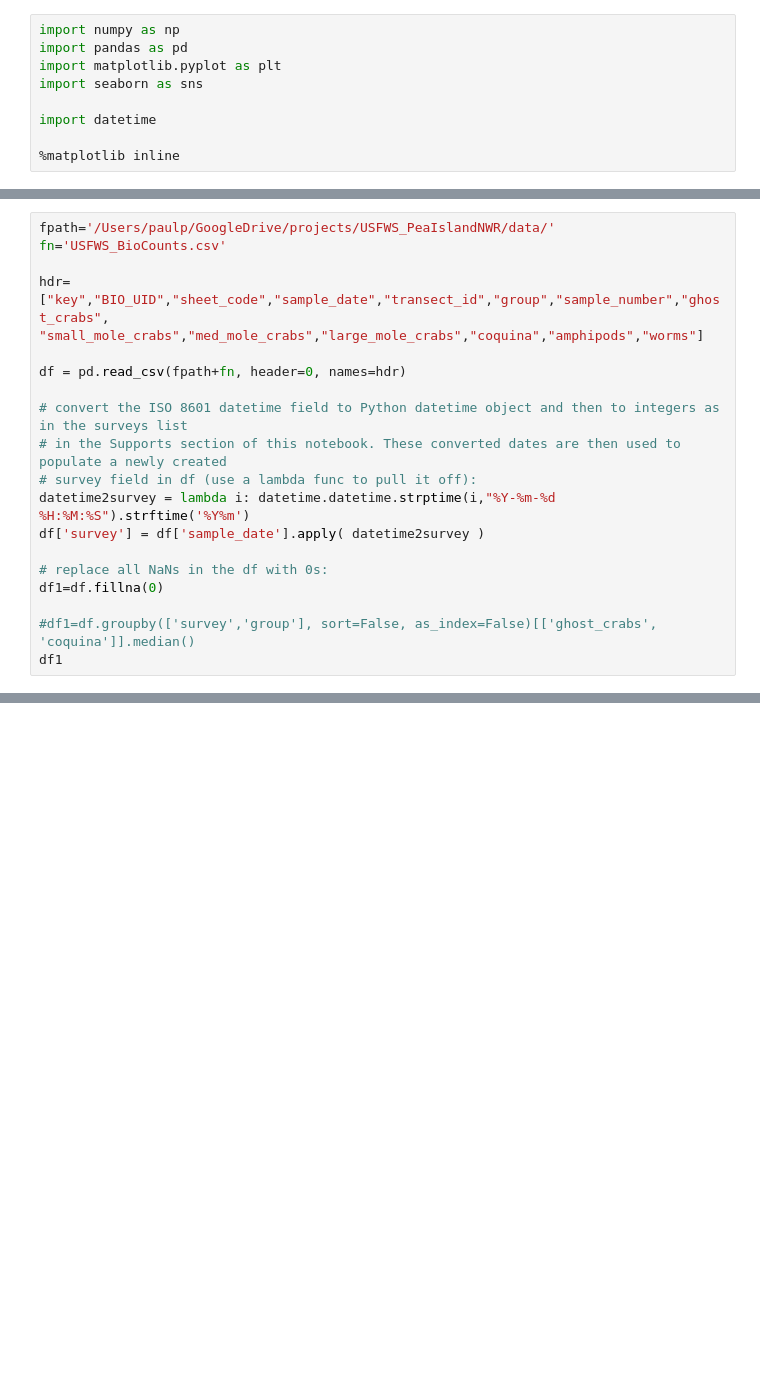
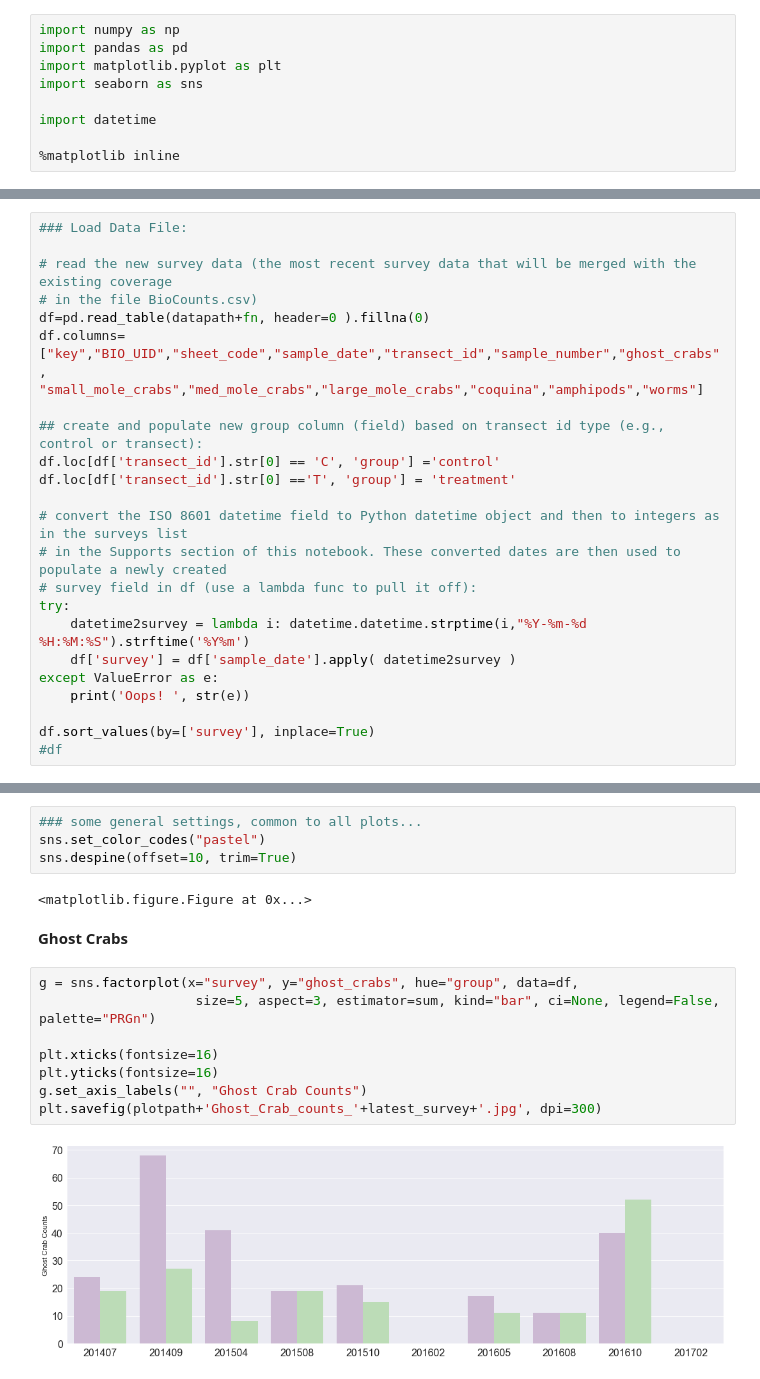
Before and after one commit to pjparis/PeaIslandBeachMonitoring, a Jupyter notebook: PlotGroup6_Bio_Counts.ipynb, the cells around one changed output, grey strips where cells are left out. Drawn from its saved outputs; the diff is of its cells as text; blank space fills up the shorter version.

```diff
--- a/PlotGroup6_Bio_Counts.ipynb
+++ b/PlotGroup6_Bio_Counts.ipynb
@@ -18,20 +32,24 @@ import datetime
 # %%
-fpath='/Users/paulp/GoogleDrive/projects/USFWS_PeaIslandNWR/data/'
-fn='USFWS_BioCounts.csv'
+### Load Data File:
 
-hdr=["key","BIO_UID","sheet_code","sample_date","transect_id","group","sample_number","ghost_crabs",
+# read the new survey data (the most recent survey data that will be merged with the existing coverage
+# in the file BioCounts.csv)
+df=pd.read_table(datapath+fn, header=0 ).fillna(0)
+df.columns=["key","BIO_UID","sheet_code","sample_date","transect_id","sample_number","ghost_crabs",
 "small_mole_crabs","med_mole_crabs","large_mole_crabs","coquina","amphipods","worms"]
 
-df = pd.read_csv(fpath+fn, header=0, names=hdr)
+## create and populate new group column (field) based on transect id type (e.g., control or transect):
+df.loc[df['transect_id'].str[0] == 'C', 'group'] ='control'
+df.loc[df['transect_id'].str[0] =='T', 'group'] = 'treatment'
 
 # convert the ISO 8601 datetime field to Python datetime object and then to integers as in the surveys list
 # in the Supports section of this notebook. These converted dates are then used to populate a newly created
 # survey field in df (use a lambda func to pull it off):
-datetime2survey = lambda i: datetime.datetime.strptime(i,"%Y-%m-%d %H:%M:%S").strftime('%Y%m')
-df['survey'] = df['sample_date'].apply( datetime2survey )
+try:
+    datetime2survey = lambda i: datetime.datetime.strptime(i,"%Y-%m-%d %H:%M:%S").strftime('%Y%m')
+    df['survey'] = df['sample_date'].apply( datetime2survey )
+except ValueError as e:
+    print('Oops! ', str(e))
 
-# replace all NaNs in the df with 0s:
-df1=df.fillna(0)
-
-#df1=df.groupby(['survey','group'], sort=False, as_index=False)[['ghost_crabs', 'coquina']].median()
-df1
+df.sort_values(by=['survey'], inplace=True)
+#df
@@ -72,0 +58,18 @@ df1.describe()
+# %%
+### some general settings, common to all plots...
+sns.set_color_codes("pastel")
+sns.despine(offset=10, trim=True)
+# %% [output]
+<matplotlib.figure.Figure at 0x...>
+# %% [markdown]
+**Ghost Crabs**
+# %%
+g = sns.factorplot(x="survey", y="ghost_crabs", hue="group", data=df,
+                    size=5, aspect=3, estimator=sum, kind="bar", ci=None, legend=False, palette="PRGn")
+
+plt.xticks(fontsize=16)
+plt.yticks(fontsize=16)
+g.set_axis_labels("", "Ghost Crab Counts")
+plt.savefig(plotpath+'Ghost_Crab_counts_'+latest_survey+'.jpg', dpi=300)
+# %% [output]
+[figure, added]
```
Also changed, not shown: parts of 20 cells of this notebook, 9 other files.
